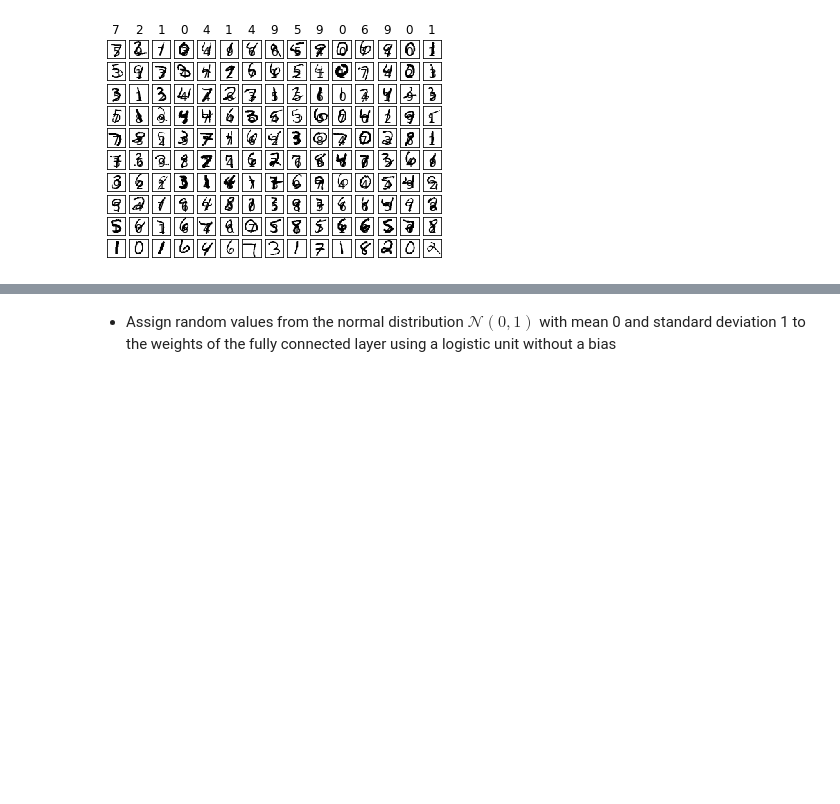
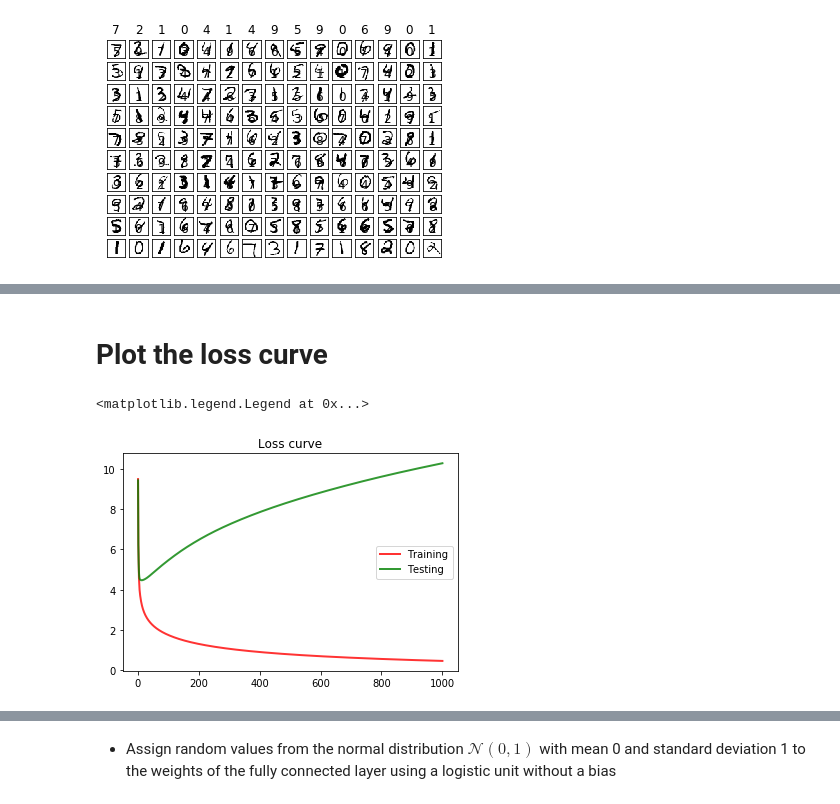
Before and after one commit to jesnk/20_1_ml_class, a Jupyter notebook: assignment/09/Multi-label classification using neural networks.ipynb, the cells around one changed output, grey strips where cells are left out. Cells and saved outputs as stored; diff of their text form; code cells hidden in the pictures; blank space fills up the shorter version.

```diff
--- a/assignment/09/Multi-label classification using neural networks.ipynb
+++ b/assignment/09/Multi-label classification using neural networks.ipynb
@@ -79,3 +79,23 @@ for i in range(150):
 plt.show()
 # %% [output]
 [figure]
+# %%
+train_data = list_image[:,:6000]
+train_label = list_label[:6000]
+m = len(train_label)
+tmp = np.zeros((10,m))
+for i in range(0,m) :
+    label = train_label[i]
+    tmp[label-1][i] = 1
+train_label_vec = tmp
+
+test_data = list_image[:,6000:]
+test_label = list_label[6000:]
+
+
+m = len(test_label)
+tmp = np.zeros((10,m))
+for i in range(0,m) :
+    label = test_label[i]
+    tmp[label-1][i] = 1
+test_label_vec = tmp
@@ -81,0 +126,4 @@ plt.show()
+# %%
+def sigmoid_grad(z):
+    sigmoid =  1.0 / (1.0 + np.exp(-z))
+    return sigmoid * (1 - sigmoid)
@@ -81,0 +283,10 @@ plt.show()
+# %% [markdown]
+# Plot the loss curve
+# %%
+plt.title("Loss curve")
+plot_1, = plt.plot(result_train["epoch"],result_train["loss"], color='red',linewidth=2,alpha=0.8)
+plot_2, = plt.plot(result_test["epoch"],result_test["loss"], color='green',linewidth=2,alpha=0.8)
+plt.legend([plot_1,plot_2],["Training","Testing"])
+# %% [output]
+<matplotlib.legend.Legend at 0x...>
+[figure, added]
```
Also changed, not shown: parts of 19 cells of this notebook.
